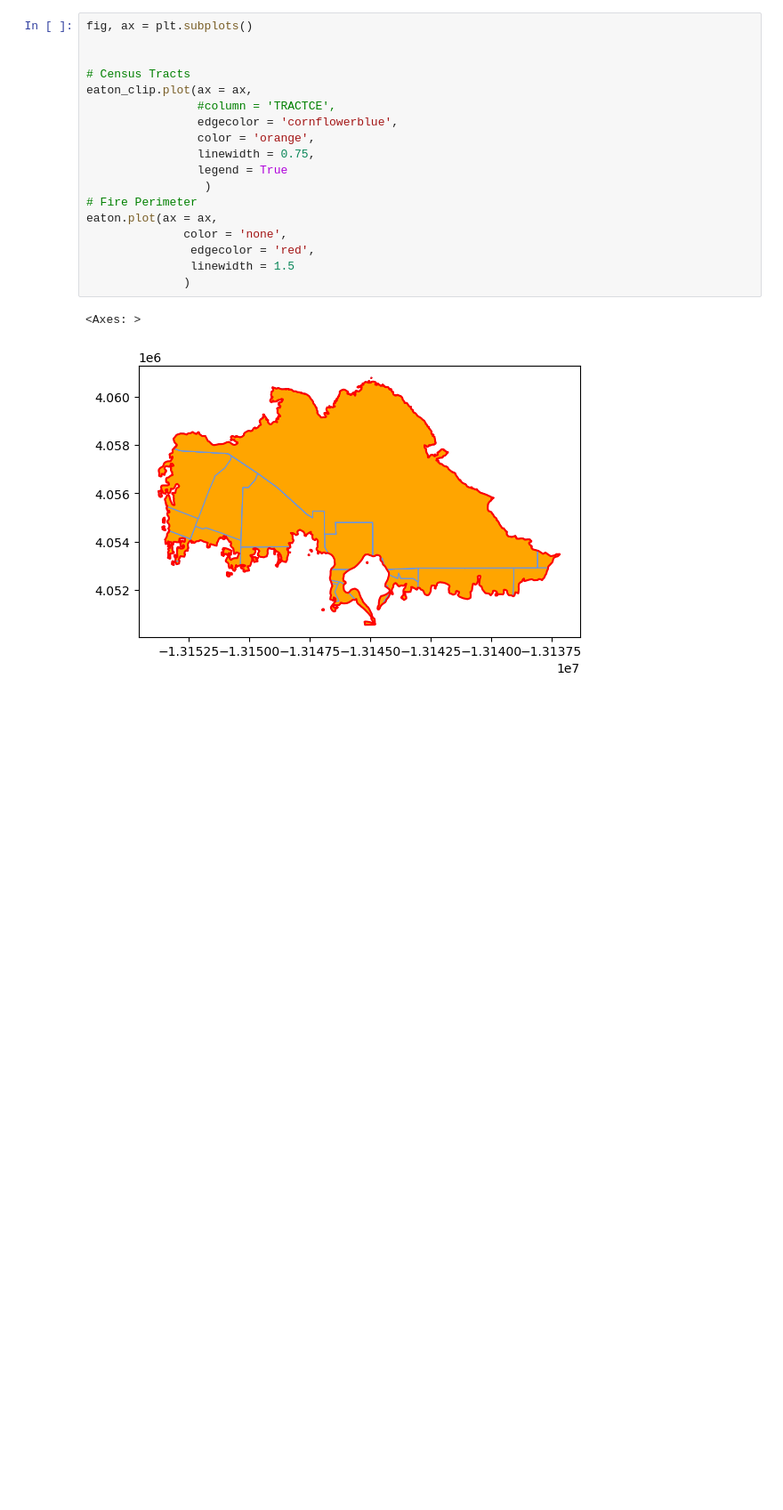
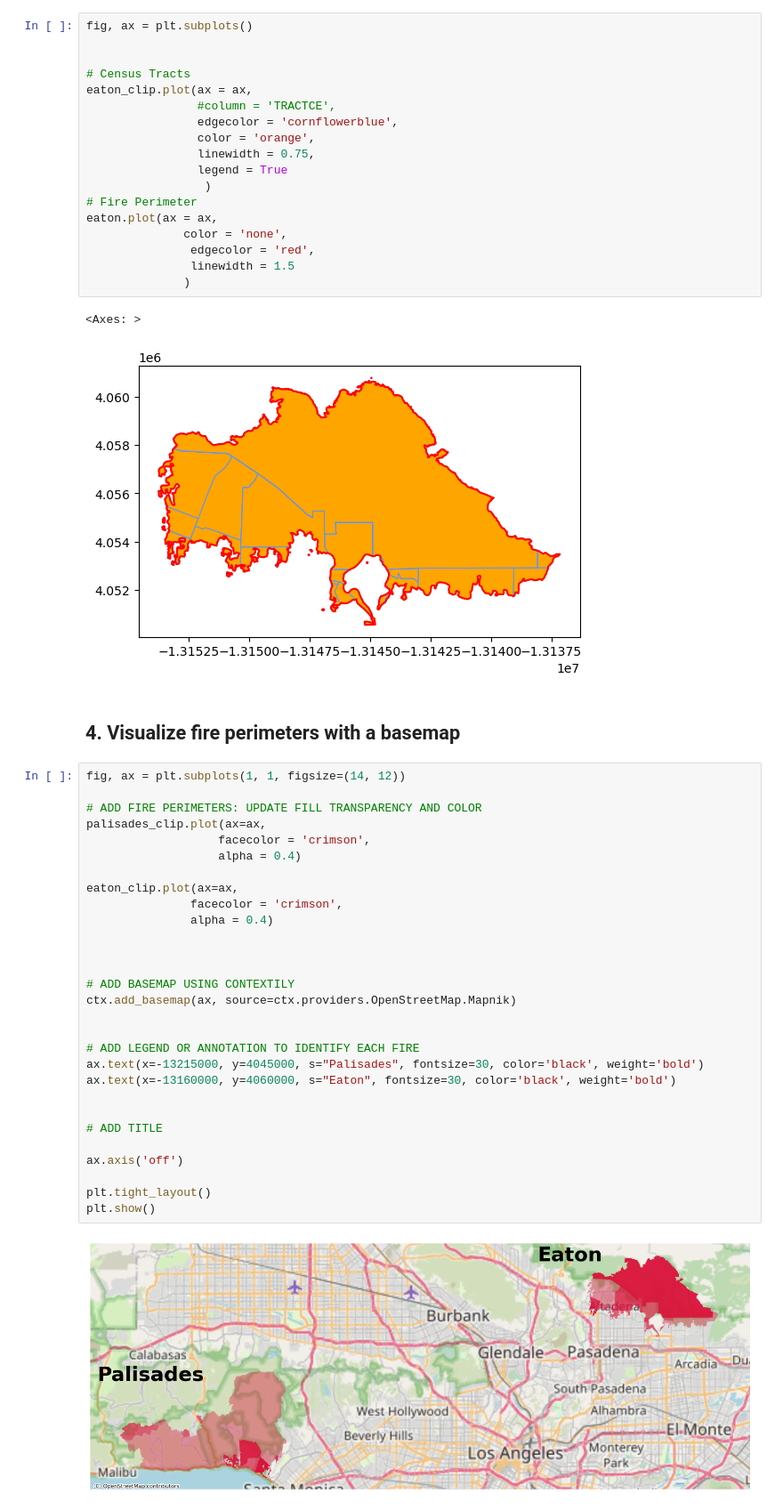
Before and after one commit to kaimorquecho/eds220-2025-sections, a Jupyter notebook: section-8-eaton-palisades-fires.ipynb, the cells around one changed output. Shown at 89% size. Drawn from its saved outputs; the diff is of its cells as text; blank space fills up the shorter version.

```diff
--- a/section-8-eaton-palisades-fires.ipynb
+++ b/section-8-eaton-palisades-fires.ipynb
@@ -150,3 +150,36 @@ eaton.plot(ax = ax,
 # %% [output]
 <Axes: >
 [figure]
+# %% [markdown]
+## 4. Visualize fire perimeters with a basemap
+# %%
+fig, ax = plt.subplots(1, 1, figsize=(14, 12))
+
+# ADD FIRE PERIMETERS: UPDATE FILL TRANSPARENCY AND COLOR
+palisades_clip.plot(ax=ax,
+                   facecolor = 'crimson',
+                   alpha = 0.4)
+
+eaton_clip.plot(ax=ax,
+               facecolor = 'crimson',
+               alpha = 0.4)
+
+
+
+# ADD BASEMAP USING CONTEXTILY
+ctx.add_basemap(ax, source=ctx.providers.OpenStreetMap.Mapnik)
+
+
+# ADD LEGEND OR ANNOTATION TO IDENTIFY EACH FIRE
+ax.text(x=-13215000, y=4045000, s="Palisades", fontsize=30, color='black', weight='bold')
+ax.text(x=-13160000, y=4060000, s="Eaton", fontsize=30, color='black', weight='bold')
+
+
+# ADD TITLE
+
+ax.axis('off')
+
+plt.tight_layout()
+plt.show()
+# %% [output]
+[figure, added]
```
Also changed, not shown: parts of 7 cells of this notebook.
